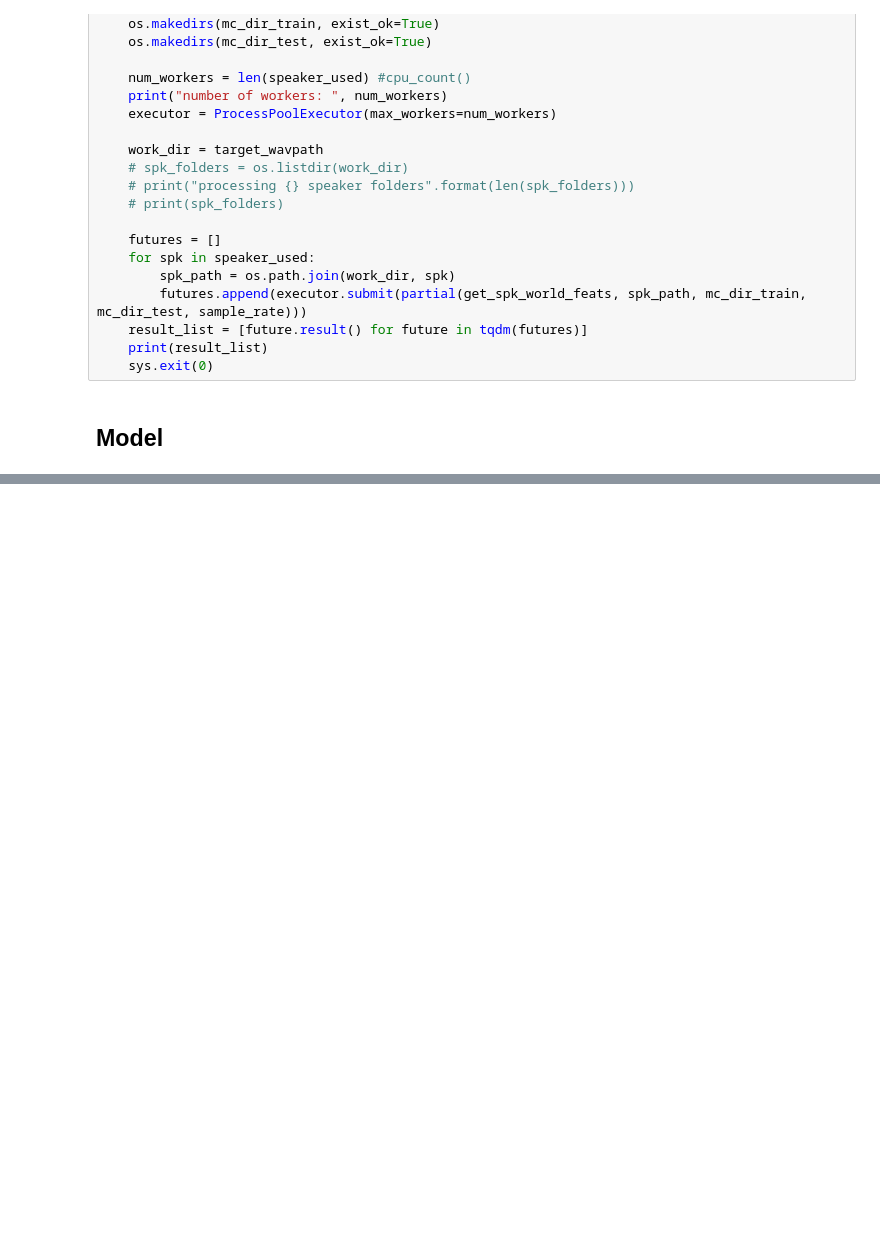
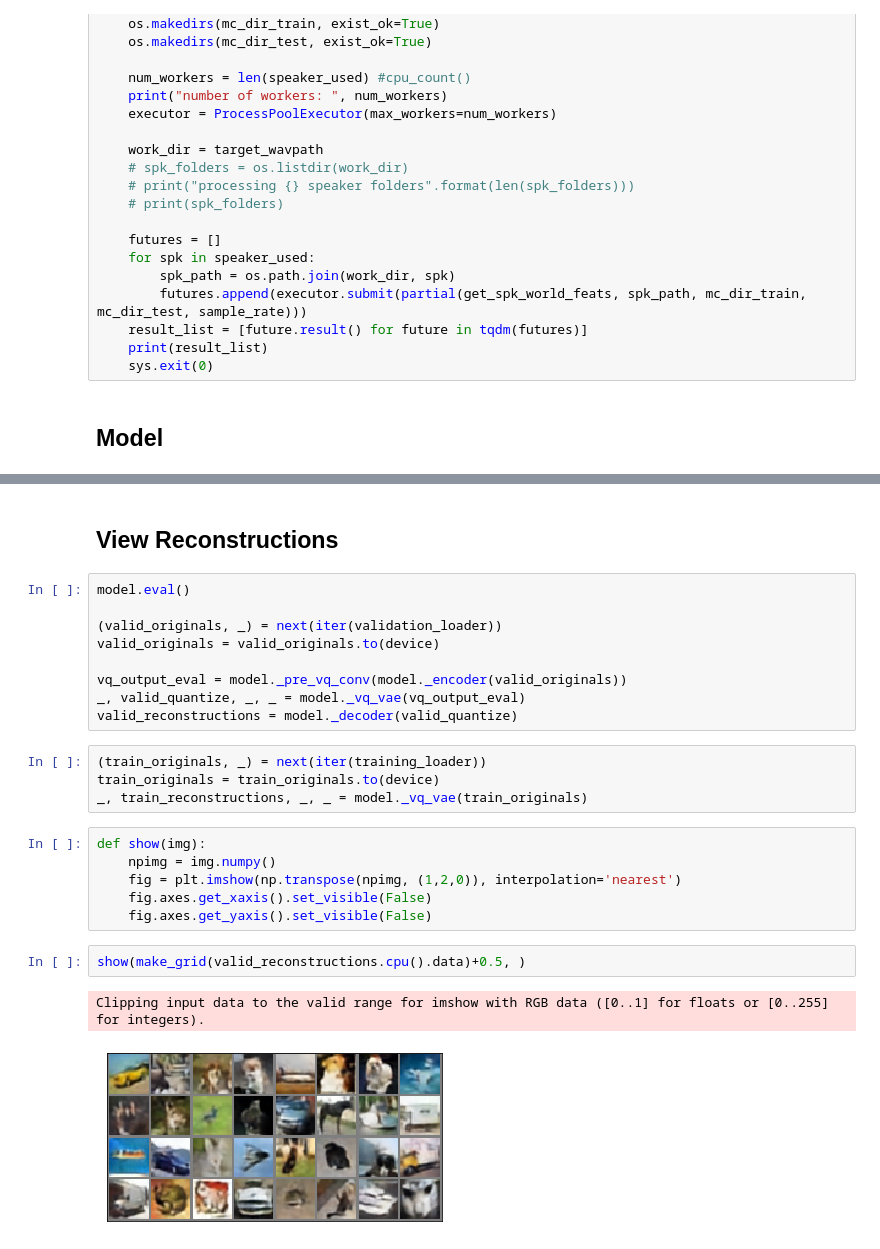
Before and after one commit to bithikajain/speech2speech, a Jupyter notebook: notebooks/startup_notes.ipynb, the cells around one changed output, grey strips where cells are left out. Drawn from its saved outputs; the diff is of its cells as text; blank space fills up the shorter version.

```diff
--- a/notebooks/startup_notes.ipynb
+++ b/notebooks/startup_notes.ipynb
@@ -467,0 +908,26 @@ class VCTK(Dataset):
+# %% [markdown]
+## View Reconstructions
+# %%
+model.eval()
+
+(valid_originals, _) = next(iter(validation_loader))
+valid_originals = valid_originals.to(device)
+
+vq_output_eval = model._pre_vq_conv(model._encoder(valid_originals))
+_, valid_quantize, _, _ = model._vq_vae(vq_output_eval)
+valid_reconstructions = model._decoder(valid_quantize)
+# %%
+(train_originals, _) = next(iter(training_loader))
+train_originals = train_originals.to(device)
+_, train_reconstructions, _, _ = model._vq_vae(train_originals)
+# %%
+def show(img):
+    npimg = img.numpy()
+    fig = plt.imshow(np.transpose(npimg, (1,2,0)), interpolation='nearest')
+    fig.axes.get_xaxis().set_visible(False)
+    fig.axes.get_yaxis().set_visible(False)
+# %%
+show(make_grid(valid_reconstructions.cpu().data)+0.5, )
+# %% [output]
+Clipping input data to the valid range for imshow with RGB data ([0..1] for floats or [0..255] for integers).
+[figure, added]
```
Also changed, not shown: parts of 59 cells of this notebook.
